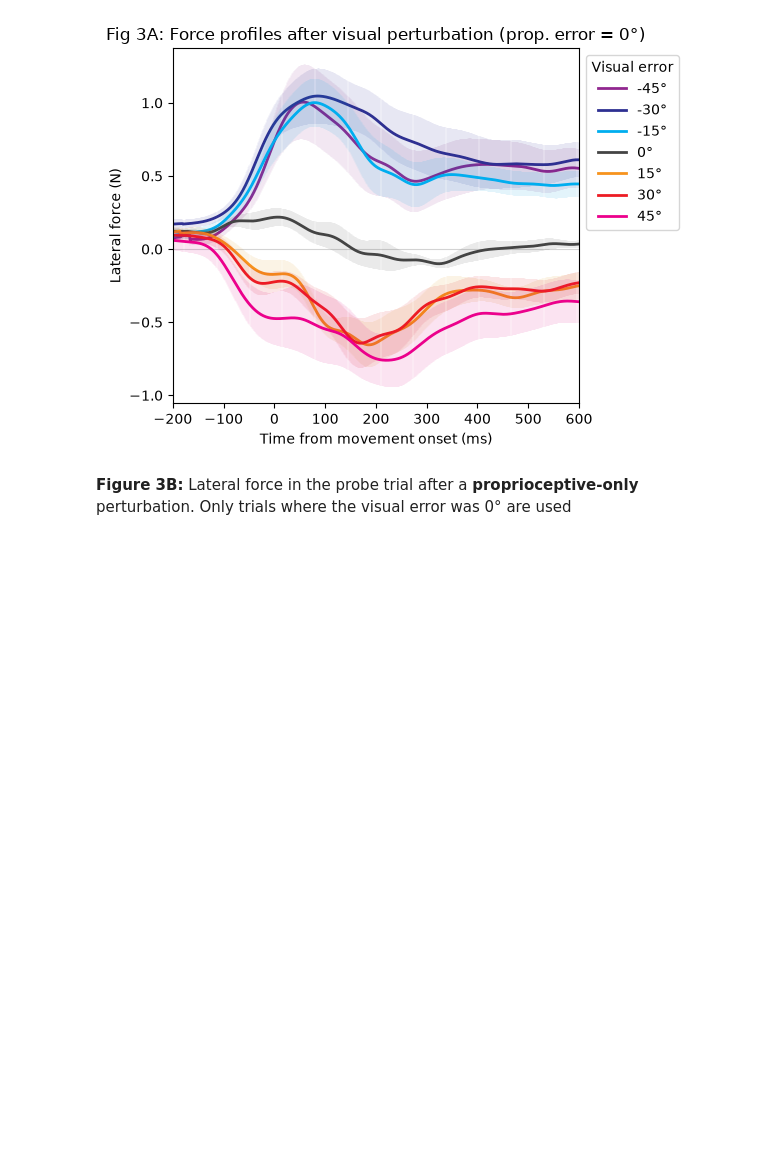
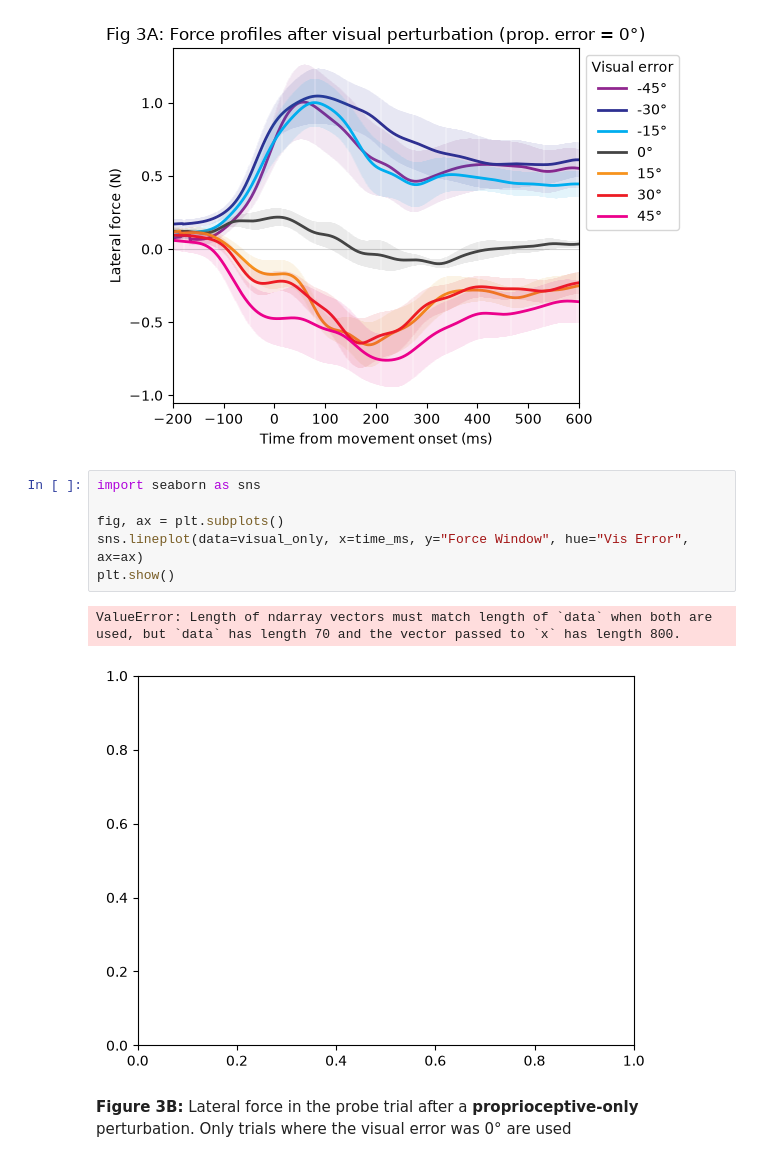
Before and after one commit to ericjin223/hayashi, a Jupyter notebook: eric-analysis.ipynb, the cells around one changed output. Cells and saved outputs as stored; diff of their text form; blank space fills up the shorter version.

```diff
--- a/eric-analysis.ipynb
+++ b/eric-analysis.ipynb
@@ -204,6 +204,15 @@ plt.tight_layout()
 plt.show()
 # %% [output]
 [figure]
+# %%
+import seaborn as sns
+
+fig, ax = plt.subplots()
+sns.lineplot(data=visual_only, x=time_ms, y="Force Window", hue="Vis Error", ax=ax)
+plt.show()
+# %% [output]
+ValueError: Length of ndarray vectors must match length of `data` when both are used, but `data` has length 70 and the vector passed to `x` has length 800.
+[figure, added]
 # %% [markdown]
 **Figure 3B:** Lateral force in the probe trial after a **proprioceptive-only** perturbation. Only trials where the visual error was 0° are used
 # %%
```
Also changed, not shown: parts of 4 cells of this notebook, 1 other file.
